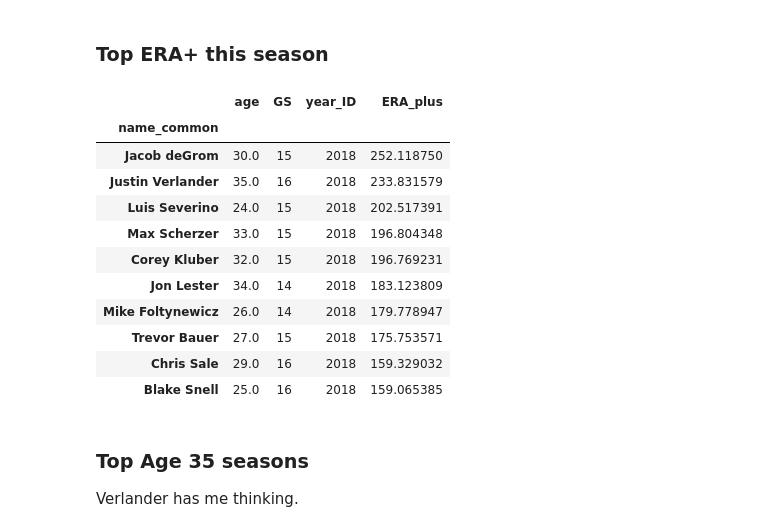
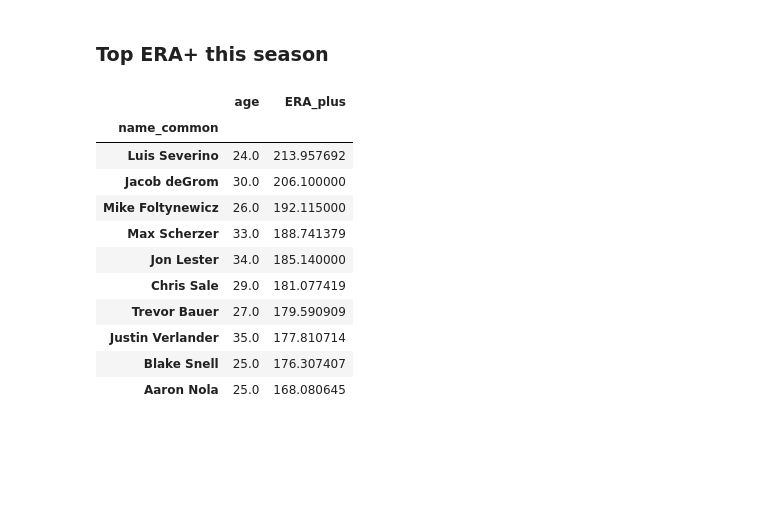
Before and after one commit to palewire/baseball-notebooks, a Jupyter notebook: lester.ipynb, the cells around one changed output. Cells and saved outputs as stored; diff of their text form; code cells hidden in the pictures; blank space fills up the shorter version.

```diff
--- a/lester.ipynb
+++ b/lester.ipynb
@@ -70,26 +71,21 @@ qualified_df[qualified_df.age == 34].sort_values("ERA_plus", ascending=False)[[
 # %% [markdown]
 ### Top ERA+ this season
 # %%
-df[(df.year_ID == 2018) & (df.GS > 10)].sort_values("ERA_plus", ascending=False)[[
+qualified_df[qualified_df.year_ID == 2018].sort_values("ERA_plus", ascending=False)[[
     'name_common',
     'age',
-    'year_ID',
     'ERA_plus'
 ]].head(10).set_index("name_common")
 # %% [output]
-|  | age | GS | year_ID | ERA_plus |
-| name_common |  |  |  |  |
-| Jacob deGrom | 30.0 | 15 | 2018 | 252.118750 |
-| Justin Verlander | 35.0 | 16 | 2018 | 233.831579 |
-| Luis Severino | 24.0 | 15 | 2018 | 202.517391 |
-| Max Scherzer | 33.0 | 15 | 2018 | 196.804348 |
-| Corey Kluber | 32.0 | 15 | 2018 | 196.769231 |
-| Jon Lester | 34.0 | 14 | 2018 | 183.123809 |
-| Mike Foltynewicz | 26.0 | 14 | 2018 | 179.778947 |
-| Trevor Bauer | 27.0 | 15 | 2018 | 175.753571 |
-| Chris Sale | 29.0 | 16 | 2018 | 159.329032 |
-| Blake Snell | 25.0 | 16 | 2018 | 159.065385 |
+|  | age | ERA_plus |
+| name_common |  |  |
+| Luis Severino | 24.0 | 213.957692 |
+| Jacob deGrom | 30.0 | 206.100000 |
+| Mike Foltynewicz | 26.0 | 192.115000 |
+| Max Scherzer | 33.0 | 188.741379 |
+| Jon Lester | 34.0 | 185.140000 |
+| Chris Sale | 29.0 | 181.077419 |
+| Trevor Bauer | 27.0 | 179.590909 |
+| Justin Verlander | 35.0 | 177.810714 |
+| Blake Snell | 25.0 | 176.307407 |
+| Aaron Nola | 25.0 | 168.080645 |
-# %% [markdown]
-### Top Age 35 seasons
-
-Verlander has me thinking.
```
Also changed, not shown: parts of 4 cells of this notebook, 5 other files.
